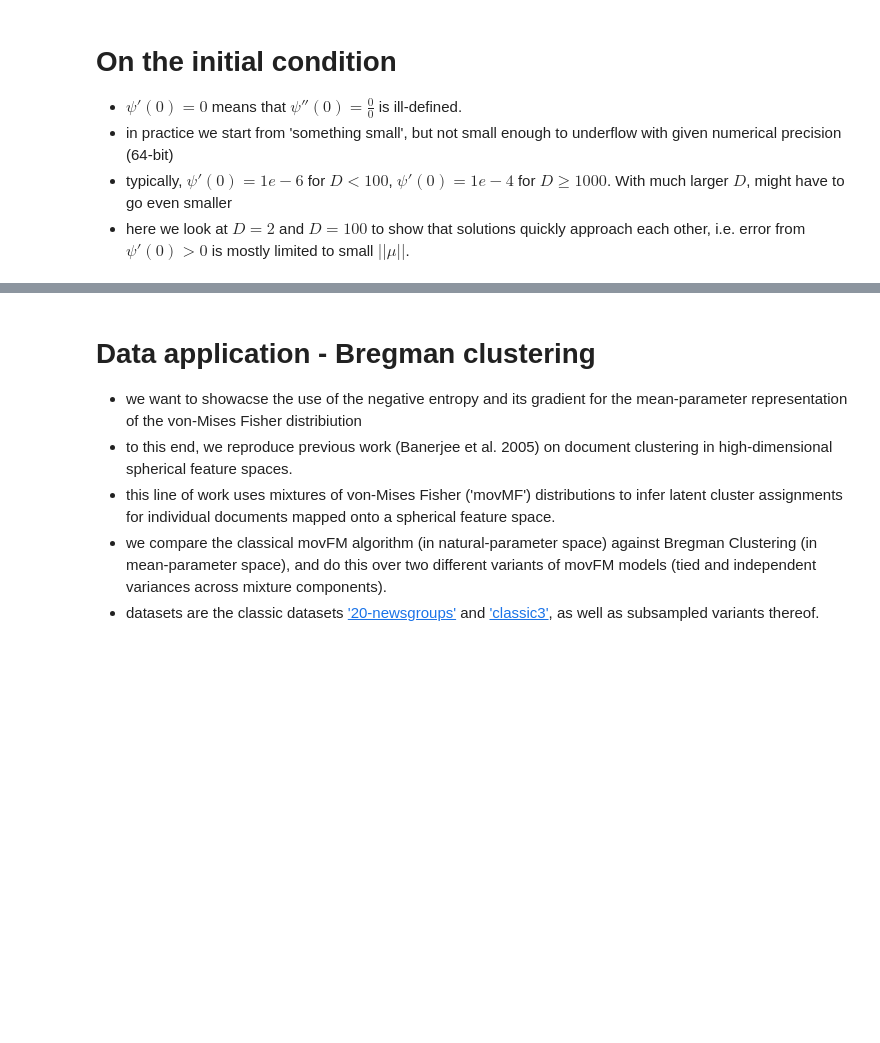
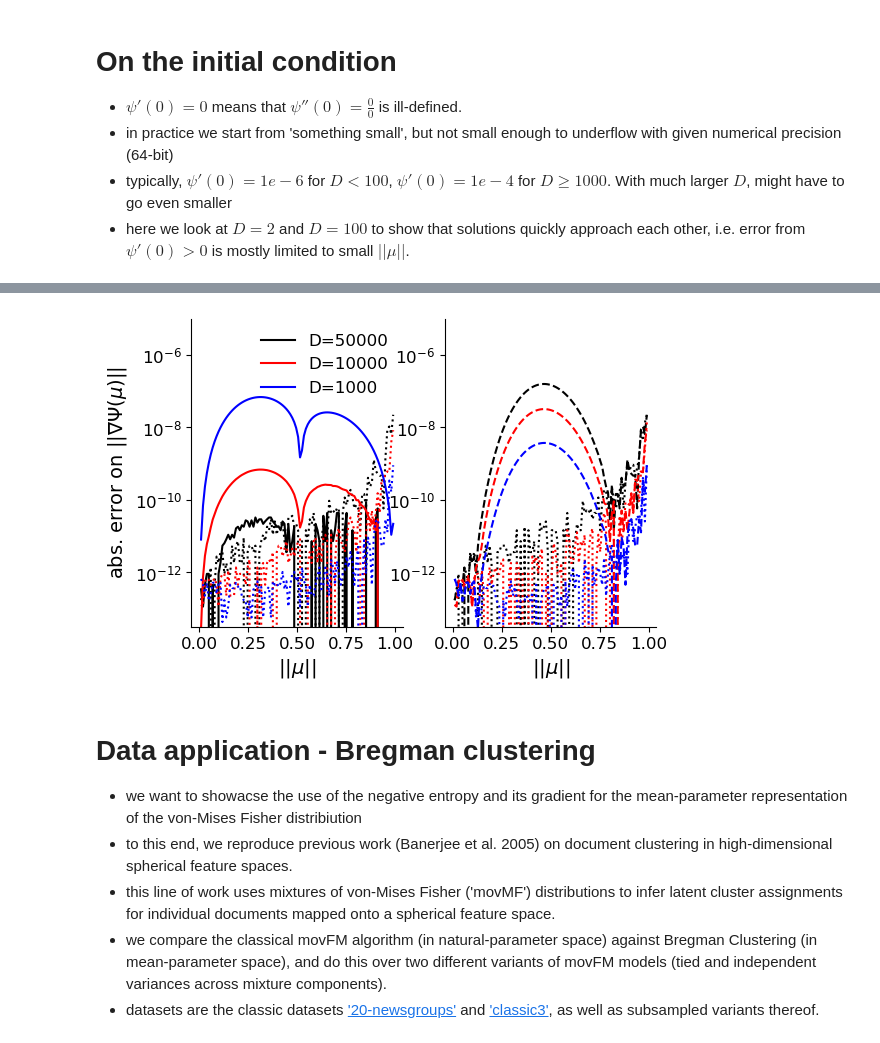
Before and after one commit to mnonnenm/vonMisesFisher_negativeEntropy, a Jupyter notebook: experiments.ipynb, the cells around one changed output, grey strips where cells are left out. Saved outputs shown, nothing was run; the diff lists cells and outputs as text; code cells hidden in the pictures; blank space fills up the shorter version.

```diff
--- a/experiments.ipynb
+++ b/experiments.ipynb
@@ -419,3 +361,55 @@ plt.show()
+# %%
+from vMFne.logpartition import invgradΦ_base
+from vMFne.negentropy import Ψ, dΨbase_ODE_refined
+from scipy.special import loggamma
+import mpmath
+
+import numpy as np
+import matplotlib.pyplot as plt
+
+Ds = [1000, 10000, 50000][::-1] # reverse order for plotting reasons only
+Ψ0s = [1e-6, 1e-5, 1e-4][::-1] # adjusted initial conditions for Ψ' due to the vast spread of dimensions D.
+
+# plotting
+fontsize = 14
+ticksize = 12
+clrs = ['b', 'red', 'k'][::-1]
+fig = plt.figure(figsize=(6, 4))
+K = 100 # number of evaluation points ||μ[k]||, k=1,..,K between (exluding) 0 and (excluding) 1.
+        # Note that these are forced checkpoints for the solver, the solver may use way more steps !
+
+μs_norm = np.linspace(0, 1, K+2)[1:-1]
+
+for i,D in enumerate(Ds):
+    V = np.ones((K,D))/np.sqrt(D) # unit length vectors, some functions need vector-valued inputs
+    _, gradΨμ = Ψ(μs_norm.reshape(-1,1)*V, D, Ψ0=[0.,Ψ0s[i]], t0=0., return_grad=True)
+    dΨμ = np.linalg.norm(gradΨμ, axis=-1)
+    dΨμ_inv = invgradΦ_base(μs_norm,D, order=2, K=20)
+    dΨμ_ODE = np.linalg.norm(Ψ(μs_norm.reshape(-1,1)*V, D, Ψ0=[0.,0.], t0=0., return_grad=True)[1],axis=-1)
+    plt.subplot(1,2,1)
+    plt.semilogy(μs_norm, np.abs(dΨμ-dΨμ_ODE), '-', color=clrs[i], label='D='+str(D))
+    plt.semilogy(μs_norm, np.abs(dΨμ-dΨμ_inv), ':', color=clrs[i])
+    plt.subplot(1,2,2)
+    dΨμ_inv_less = invgradΦ_base(μs_norm,D, order=2, K=15)
+    dΨμ_inv_more = invgradΦ_base(μs_norm,D, order=3, K=50)
+    plt.semilogy(μs_norm, np.abs(dΨμ-dΨμ_inv_less), '--', color=clrs[i], label='D='+str(D))
+    plt.semilogy(μs_norm, np.abs(dΨμ-dΨμ_inv_more), ':', color=clrs[i])
+
+plt.subplot(1,2,1)
+plt.legend(fontsize=ticksize, frameon=False, loc='upper right')
+plt.ylabel(r'abs. error on $||\nabla\Psi(\mu)||$', fontsize=fontsize)
+
+for i in range(2):
+    ax = plt.subplot(1,2,i+1)
+    ax.spines[['right', 'top']].set_visible(False)
+    plt.yticks(fontsize=ticksize)
+    plt.xticks(fontsize=ticksize)
+    plt.xlabel(r'$||\mu||$', fontsize=fontsize)
+    plt.ylim([10**(-13.5), 10**(-5)])
+plt.savefig('figS2.pdf', bbox_inches='tight')
+plt.show()
+# %% [output]
+[figure, added]
 # %% [markdown]
 # Data application - Bregman clustering
 
```
Also changed, not shown: parts of 29 cells of this notebook.
